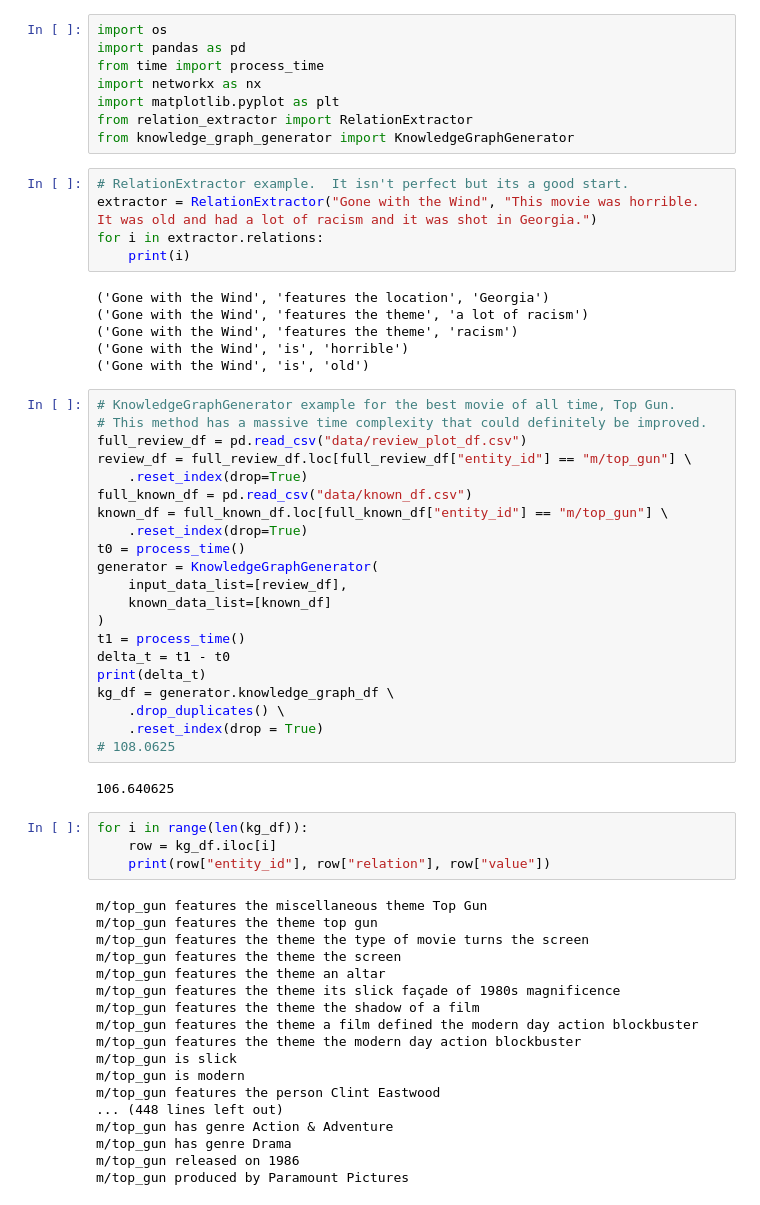
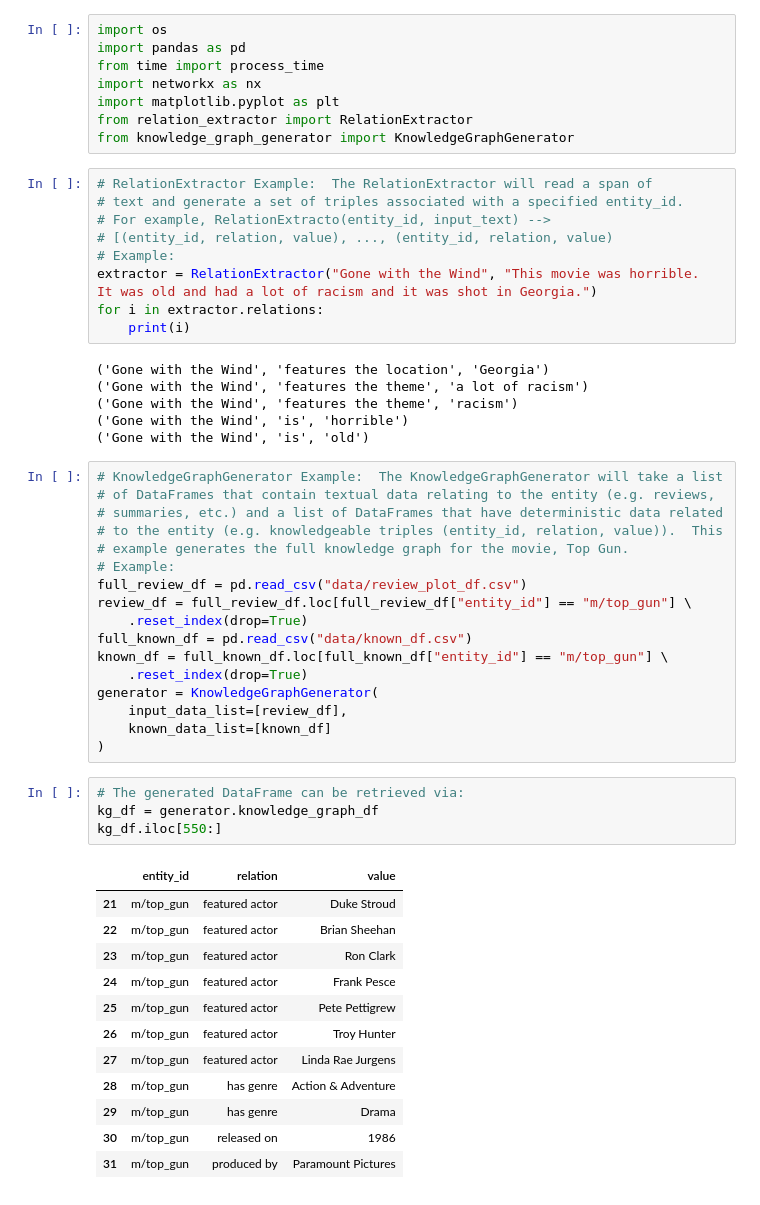
Before and after one commit to tomkpace/blue-ribbon, a Jupyter notebook: relation.ipynb, the cells around one changed output. Saved outputs shown, nothing was run; the diff lists cells and outputs as text.

```diff
--- a/relation.ipynb
+++ b/relation.ipynb
@@ -7,7 +7,11 @@ import matplotlib.pyplot as plt
 from relation_extractor import RelationExtractor
 from knowledge_graph_generator import KnowledgeGraphGenerator
 # %%
-# RelationExtractor example.  It isn't perfect but its a good start.
+# RelationExtractor Example:  The RelationExtractor will read a span of
+# text and generate a set of triples associated with a specified entity_id.
+# For example, RelationExtracto(entity_id, input_text) -->
+# [(entity_id, relation, value), ..., (entity_id, relation, value)
+# Example:
 extractor = RelationExtractor("Gone with the Wind", "This movie was horrible.  It was old and had a lot of racism and it was shot in Georgia.")
 for i in extractor.relations:
     print(i)
@@ -18,48 +22,37 @@ for i in extractor.relations:
 ('Gone with the Wind', 'is', 'horrible')
 ('Gone with the Wind', 'is', 'old')
 # %%
-# KnowledgeGraphGenerator example for the best movie of all time, Top Gun.
-# This method has a massive time complexity that could definitely be improved.
+# KnowledgeGraphGenerator Example:  The KnowledgeGraphGenerator will take a list
+# of DataFrames that contain textual data relating to the entity (e.g. reviews,
+# summaries, etc.) and a list of DataFrames that have deterministic data related
+# to the entity (e.g. knowledgeable triples (entity_id, relation, value)).  This
+# example generates the full knowledge graph for the movie, Top Gun.
+# Example:
 full_review_df = pd.read_csv("data/review_plot_df.csv")
 review_df = full_review_df.loc[full_review_df["entity_id"] == "m/top_gun"] \
     .reset_index(drop=True)
 full_known_df = pd.read_csv("data/known_df.csv")
 known_df = full_known_df.loc[full_known_df["entity_id"] == "m/top_gun"] \
     .reset_index(drop=True)
-t0 = process_time()
 generator = KnowledgeGraphGenerator(
     input_data_list=[review_df],
     known_data_list=[known_df]
 )
-t1 = process_time()
-delta_t = t1 - t0
-print(delta_t)
-kg_df = generator.knowledge_graph_df \
-    .drop_duplicates() \
-    .reset_index(drop = True)
-# 108.0625
-# %% [output]
-106.640625
-# %%
-for i in range(len(kg_df)):
-    row = kg_df.iloc[i]
-    print(row["entity_id"], row["relation"], row["value"])
-# %% [output]
-m/top_gun features the miscellaneous theme Top Gun
-m/top_gun features the theme top gun
-m/top_gun features the theme the type of movie turns the screen
-m/top_gun features the theme the screen
-m/top_gun features the theme an altar
-m/top_gun features the theme its slick façade of 1980s magnificence
-m/top_gun features the theme the shadow of a film
-m/top_gun features the theme a film defined the modern day action blockbuster
-m/top_gun features the theme the modern day action blockbuster
-m/top_gun is slick
-m/top_gun is modern
-m/top_gun features the person Clint Eastwood
-... (448 lines left out)
-m/top_gun has genre Action & Adventure
-m/top_gun has genre Drama
-m/top_gun released on 1986
-m/top_gun produced by Paramount Pictures
+# %%
+# The generated DataFrame can be retrieved via:
+kg_df = generator.knowledge_graph_df
+kg_df.iloc[550:]
+# %% [output]
+|  | entity_id | relation | value |
+| 21 | m/top_gun | featured actor | Duke Stroud |
+| 22 | m/top_gun | featured actor | Brian Sheehan |
+| 23 | m/top_gun | featured actor | Ron Clark |
+| 24 | m/top_gun | featured actor | Frank Pesce |
+| 25 | m/top_gun | featured actor | Pete Pettigrew |
+| 26 | m/top_gun | featured actor | Troy Hunter |
+| 27 | m/top_gun | featured actor | Linda Rae Jurgens |
+| 28 | m/top_gun | has genre | Action & Adventure |
+| 29 | m/top_gun | has genre | Drama |
+| 30 | m/top_gun | released on | 1986 |
+| 31 | m/top_gun | produced by | Paramount Pictures |
 # %%
```
Also changed, not shown: parts of 2 cells of this notebook, 2 other files.
